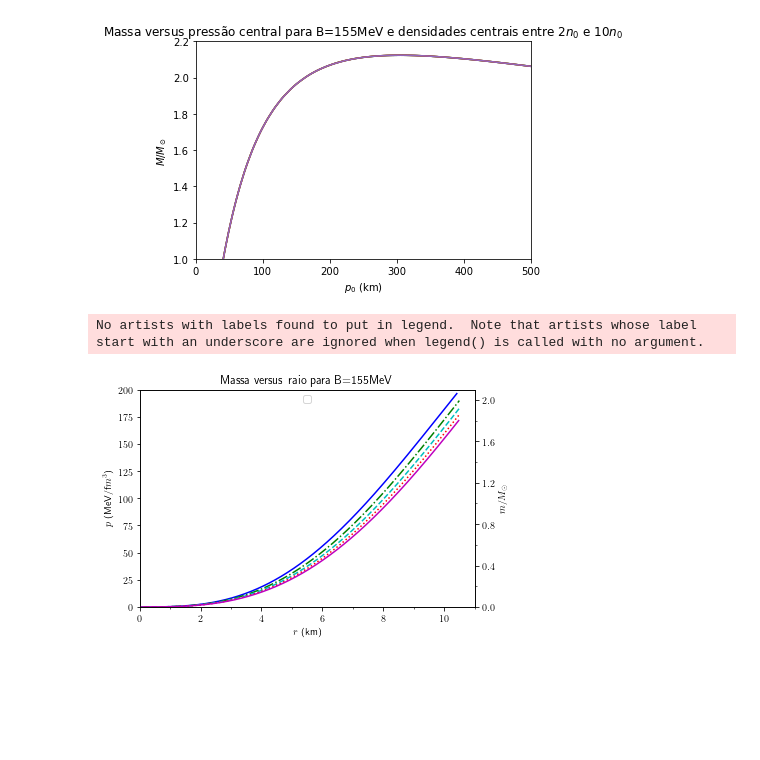
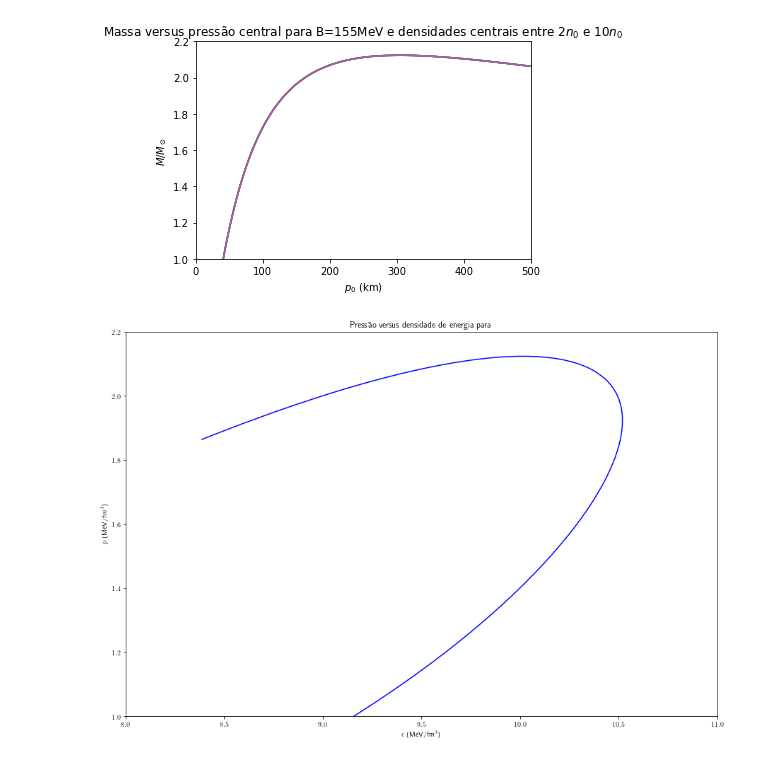
Before and after one commit to nicofgr/dense-star, a Jupyter notebook: python/Graphs.ipynb, the cells around one changed output. Cells and saved outputs as stored; diff of their text form; code cells hidden in the pictures; blank space fills up the shorter version.

Commit message:
Start P3 in cpp

```diff
--- a/python/Graphs.ipynb
+++ b/python/Graphs.ipynb
@@ -354,34 +234,40 @@ plt.show()
 # %% [output]
 3
 [figure]
-# %%
-fig, ax1 = plt.subplots()
-ax1.set_title("Massa versus raio para B=155MeV")
-ax1.set_xlabel(r'$r$ (km)')
-ax1.set_ylabel(r'$p$ (MeV/f$m^3$)')
-ax1.set_xlim([0,11])
-ax1.xaxis.set_major_locator(MultipleLocator(2))
-ax1.xaxis.set_minor_locator(MultipleLocator(1))
-ax1.set_ylim([0,200])
-ax2 = ax1.twinx()
-ax2.set_ylabel(r'$m/M_\odot$')
-ax2.set_ylim([0,2.1])
-ax2.yaxis.set_major_locator(MultipleLocator(0.4))
-ax2.yaxis.set_minor_locator(MultipleLocator(0.2))
-
-for i in range(5):
-    x.append([])
-    with open(dirs[i], 'r') as f:
-        lines = f.readlines()
-        x[i].append([float(line.split()[0]) for line in lines])
-        x[i].append([float(line.split()[1]) for line in lines])
-        x[i].append([float(line.split()[2]) for line in lines])
-
-    #ax1.plot(x[i][0],x[i][1], cols[i], label=titles[i])
-    ax2.plot(x[i][0],x[i][2], cols[i])
-
-#ax1.legend(loc='upper center')
-plt.show()
-# %% [output]
-No artists with labels found to put in legend.  Note that artists whose label start with an underscore are ignored when legend() is called with no argument.
-[figure, removed]
+# %%
+import matplotlib.pyplot as plt
+import numpy as np
+from matplotlib.ticker import AutoMinorLocator, MultipleLocator
+
+plt.rcParams['text.usetex'] = True
+
+fig, ax1 = plt.subplots()
+#-------------------------------------------------------
+
+x = []
+ax1.set_title("Pressão versus densidade de energia para ")
+ax1.set_xlabel(r'$\epsilon$ (MeV/fm$^3$)')
+ax1.set_ylabel(r'$p$ (MeV/f$m^3$)')
+ax1.set_xlim([8,11])
+#ax1[j,k].xaxis.set_major_locator(MultipleLocator(2))
+#ax1[j,k].xaxis.set_minor_locator(MultipleLocator(1))
+ax1.set_ylim([1,2.2])
+
+
+#with open("../cpp/output/test.dat", 'r') as f:
+with open("../fortran/output/data/Fig44and45_P3.dat", 'r') as f:
+    lines = f.readlines()
+    x.append([float(line.split()[0]) for line in lines])  # Rmax
+    x.append([float(line.split()[1]) for line in lines])  # p0
+    x.append([float(line.split()[2]) for line in lines])  # Mmax
+
+#print(x[0])
+ax1.plot(x[2],x[1], 'b')
+#print(dirs[i*5], "|| Color: ", cols[i], "|| Graph: [", j,",",k,"]")
+
+#ax1.legend(loc='upper center')
+#plt.rcParams['figure.figsize'] = [15, 10]
+#fig.tight_layout(pad=3.0)
+plt.show()
+# %% [output]
+[figure, added]
```
Also changed, not shown: parts of 3 cells of this notebook, 3 other files.
